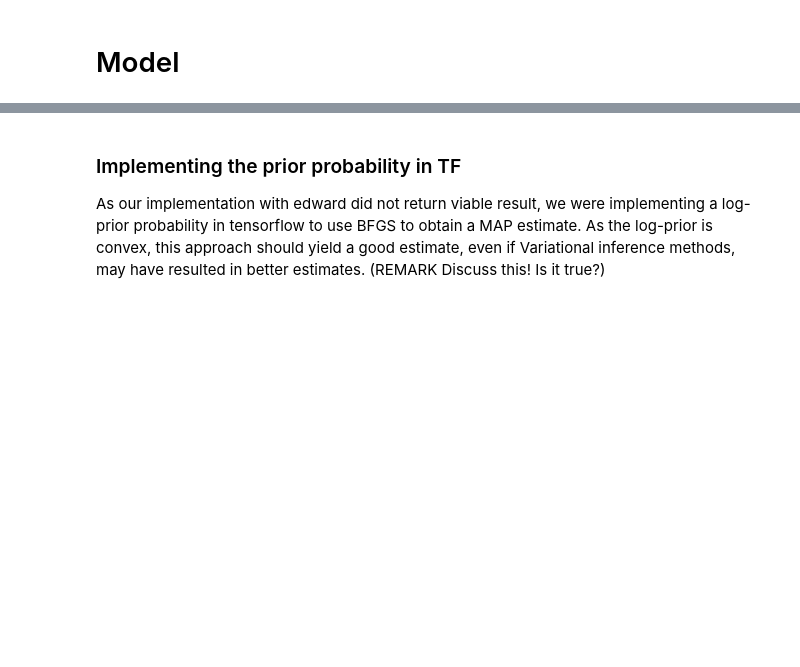
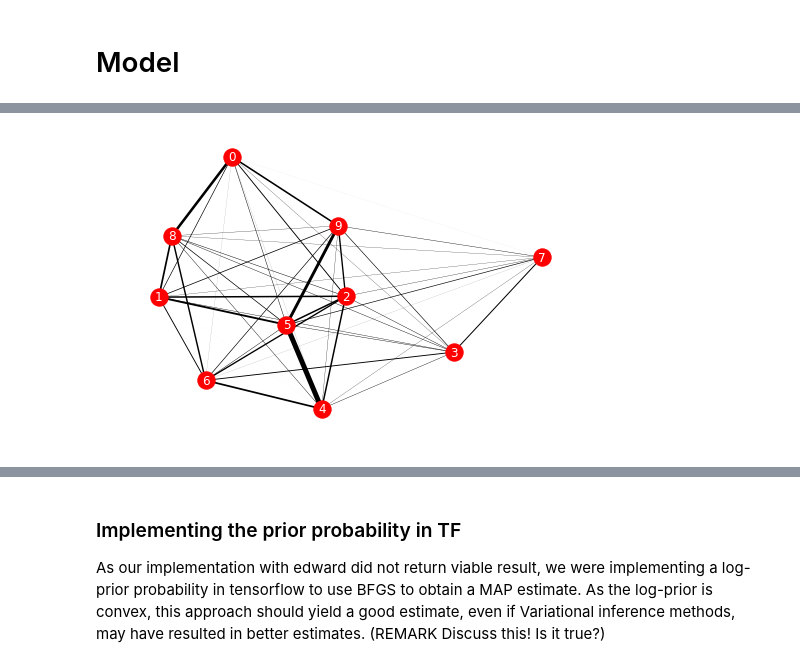
Before and after one commit to schneiderjf/hierarchical-diffnet, a Jupyter notebook: Final_Report.ipynb, the cells around one changed output, grey strips where cells are left out. Cells and saved outputs as stored; diff of their text form; code cells hidden in the pictures; blank space fills up the shorter version.

```diff
--- a/Final_Report.ipynb
+++ b/Final_Report.ipynb
@@ -141,5 +148,7 @@ result[0]
 # %% [markdown]
 # Model
+# %%
+sess = ed.get_session()
 # %% [markdown]
 ### Implementing a generative process in TF and Edward
 
@@ -169,0 +196,13 @@ However, we used our generative process, to generate a dataset which we were the
+# %%
+# Generate two graphs with different priors
+alpha = Gamma(tf.ones((10,10)),tf.ones((10,10)))
+a1 = sess.run(alpha)
+
+alpha = Gamma(tf.ones((10,10))*2,tf.ones((10,10))*10)
+a2 = sess.run(alpha)
+# %%
+# visualize the networks with different priors
+nx_graph, nx_layout, nx_weights, nx_labels = buildGraph(a1)
+drawWeightedGraph(nx_graph, nx_layout, nx_weights, nx_labels)
+# %% [output]
+[figure, added]
```
Also changed, not shown: parts of 35 cells of this notebook.
